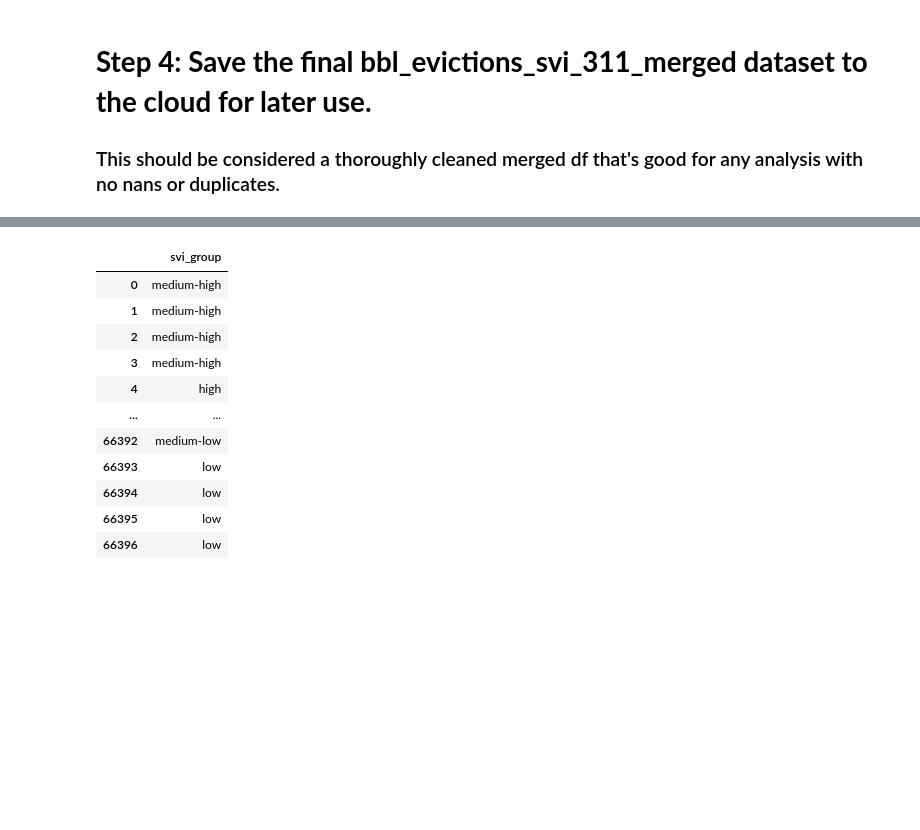
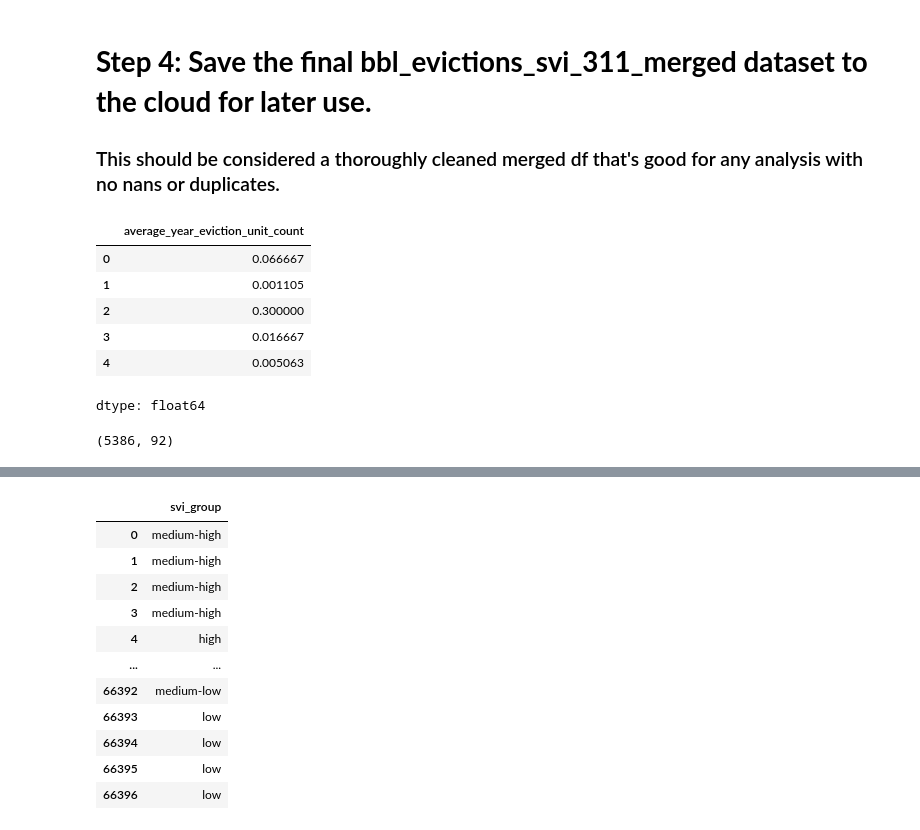
Before and after one commit to simaoalicechen/NYC_Landlord_Behavior_Analysis_Project, a Jupyter notebook: Part_2.6_merging_bbl_evictions_311_svi_mega_complete_covid.ipynb, the cells around one changed output, grey strips where cells are left out. Drawn from its saved outputs; the diff is of its cells as text; code cells hidden in the pictures; blank space fills up the shorter version.

```diff
--- a/Part_2.6_merging_bbl_evictions_311_svi_mega_complete_covid.ipynb
+++ b/Part_2.6_merging_bbl_evictions_311_svi_mega_complete_covid.ipynb
@@ -701,6 +714,21 @@ complaint_counts_df
 # **Step 4: Save the final bbl_evictions_svi_311_merged dataset to the cloud for later use.**
 
 ### This should be considered a thoroughly cleaned merged df that's good for any analysis with no nans or duplicates.
+# %%
+bbl_evictions_svi_311['average_year_eviction_unit_count'] = bbl_evictions_svi_311.average_year_eviction_count / bbl_evictions_svi_311.unitsres
+bbl_evictions_svi_311['average_year_eviction_unit_count'].head()
+# %% [output]
+|  | average_year_eviction_unit_count |
+| 0 | 0.066667 |
+| 1 | 0.001105 |
+| 2 | 0.300000 |
+| 3 | 0.016667 |
+| 4 | 0.005063 |
+dtype: float64
+# %%
+bbl_evictions_svi_311.shape
+# %% [output]
+(5386, 92)
 # %%
 bbl_evictions_svi_311.to_csv('/content/drive/My Drive/X999/bbl_evictions_311_svi_covid.csv', index=False)
 # good, not too big, with all the necessary information
```
Also changed, not shown: parts of 2 cells of this notebook.
